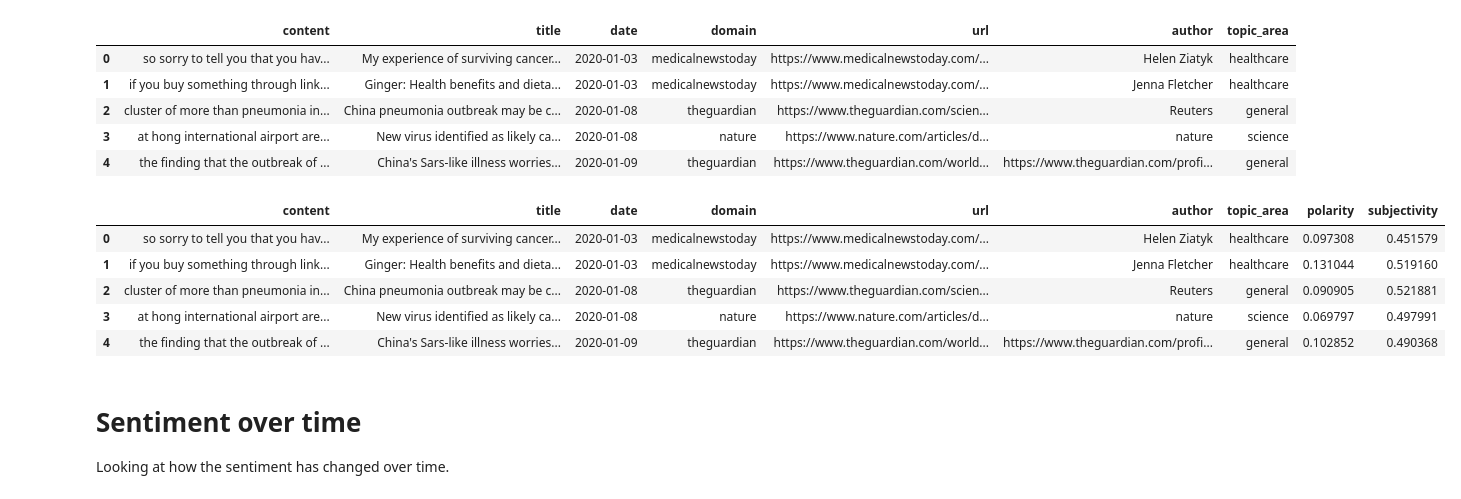
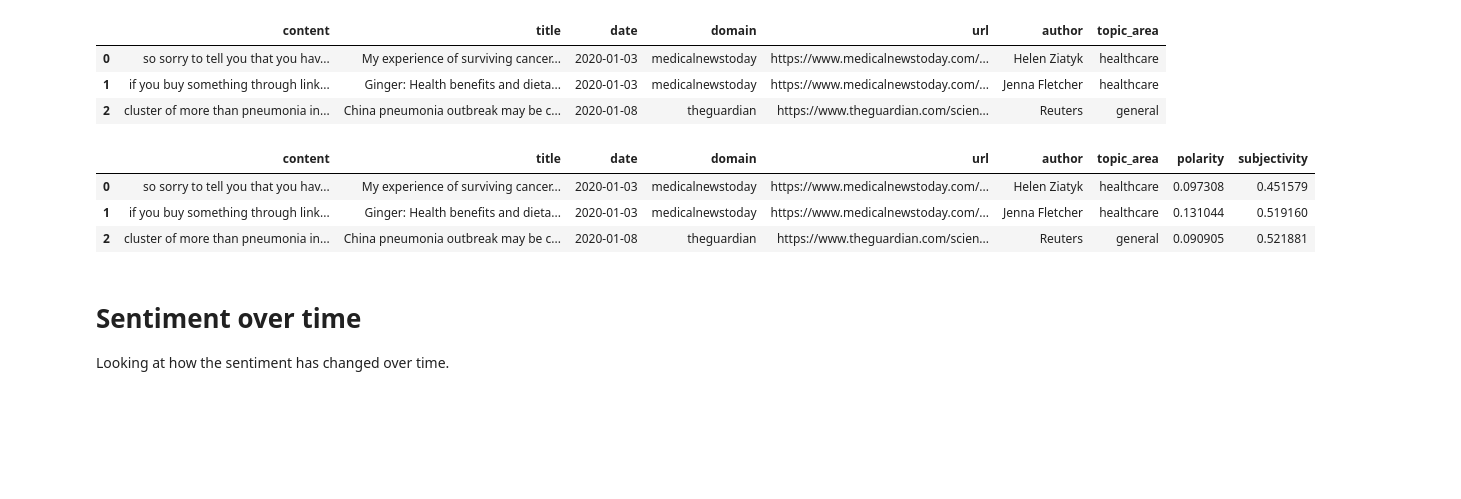
Before and after one commit to miguel2650/covid-19-research, a Jupyter notebook: 3-sentiment-analysis.ipynb, the cells around one changed output. Cells and saved outputs as stored; diff of their text form; code cells hidden in the pictures; blank space fills up the shorter version.

```diff
--- a/3-sentiment-analysis.ipynb
+++ b/3-sentiment-analysis.ipynb
@@ -12,30 +23,28 @@ data = pd.read_pickle("pickle/data_clean_r4.pkl")
 data_with_more_labels = pd.read_pickle("pickle/data_df.pkl")
 data_with_more_labels = data_with_more_labels.drop(columns="content")
 data = data.join(data_with_more_labels)
-data.head(5)
+data.head(3)
 #data_with_more_labels.head(5)
 # %% [output]
 |  | content | title | date | domain | url | author | topic_area |
 | 0 | so sorry to tell you that you hav... | My experience of surviving cancer... | 2020-01-03 | medicalnewstoday | https://www.medicalnewstoday.com/... | Helen Ziatyk | healthcare |
 | 1 | if you buy something through link... | Ginger: Health benefits and dieta... | 2020-01-03 | medicalnewstoday | https://www.medicalnewstoday.com/... | Jenna Fletcher | healthcare |
 | 2 | cluster of more than pneumonia in... | China pneumonia outbreak may be c... | 2020-01-08 | theguardian | https://www.theguardian.com/scien... | Reuters | general |
-| 3 | at hong international airport are... | New virus identified as likely ca... | 2020-01-08 | nature | https://www.nature.com/articles/d... | nature | science |
-| 4 | the finding that the outbreak of ... | China's Sars-like illness worries... | 2020-01-09 | theguardian | https://www.theguardian.com/world... | https://www.theguardian.com/profi... | general |
 # %%
+# Polarity is how positive or negative a word is. This is weighted as -1 for very negative and +1 for very positive.
+# Subjectivity is how opinionated a word is. Here 0 is a fact, +1 is a opinion.
 from textblob import TextBlob
 pol = lambda x: TextBlob(x).sentiment.polarity
 sub = lambda x: TextBlob(x).sentiment.subjectivity
 
 data['polarity'] = data['content'].apply(pol)
 data['subjectivity'] = data['content'].apply(sub)
-data.head(5)
+data.head(3)
 # %% [output]
 |  | content | title | date | domain | url | author | topic_area | polarity | subjectivity |
 | 0 | so sorry to tell you that you hav... | My experience of surviving cancer... | 2020-01-03 | medicalnewstoday | https://www.medicalnewstoday.com/... | Helen Ziatyk | healthcare | 0.097308 | 0.451579 |
 | 1 | if you buy something through link... | Ginger: Health benefits and dieta... | 2020-01-03 | medicalnewstoday | https://www.medicalnewstoday.com/... | Jenna Fletcher | healthcare | 0.131044 | 0.519160 |
 | 2 | cluster of more than pneumonia in... | China pneumonia outbreak may be c... | 2020-01-08 | theguardian | https://www.theguardian.com/scien... | Reuters | general | 0.090905 | 0.521881 |
-| 3 | at hong international airport are... | New virus identified as likely ca... | 2020-01-08 | nature | https://www.nature.com/articles/d... | nature | science | 0.069797 | 0.497991 |
-| 4 | the finding that the outbreak of ... | China's Sars-like illness worries... | 2020-01-09 | theguardian | https://www.theguardian.com/world... | https://www.theguardian.com/profi... | general | 0.102852 | 0.490368 |
 # %% [markdown]
 # Sentiment over time
 Looking at how the sentiment has changed over time.
```
Also changed, not shown: parts of 6 cells of this notebook, 1 other file.
